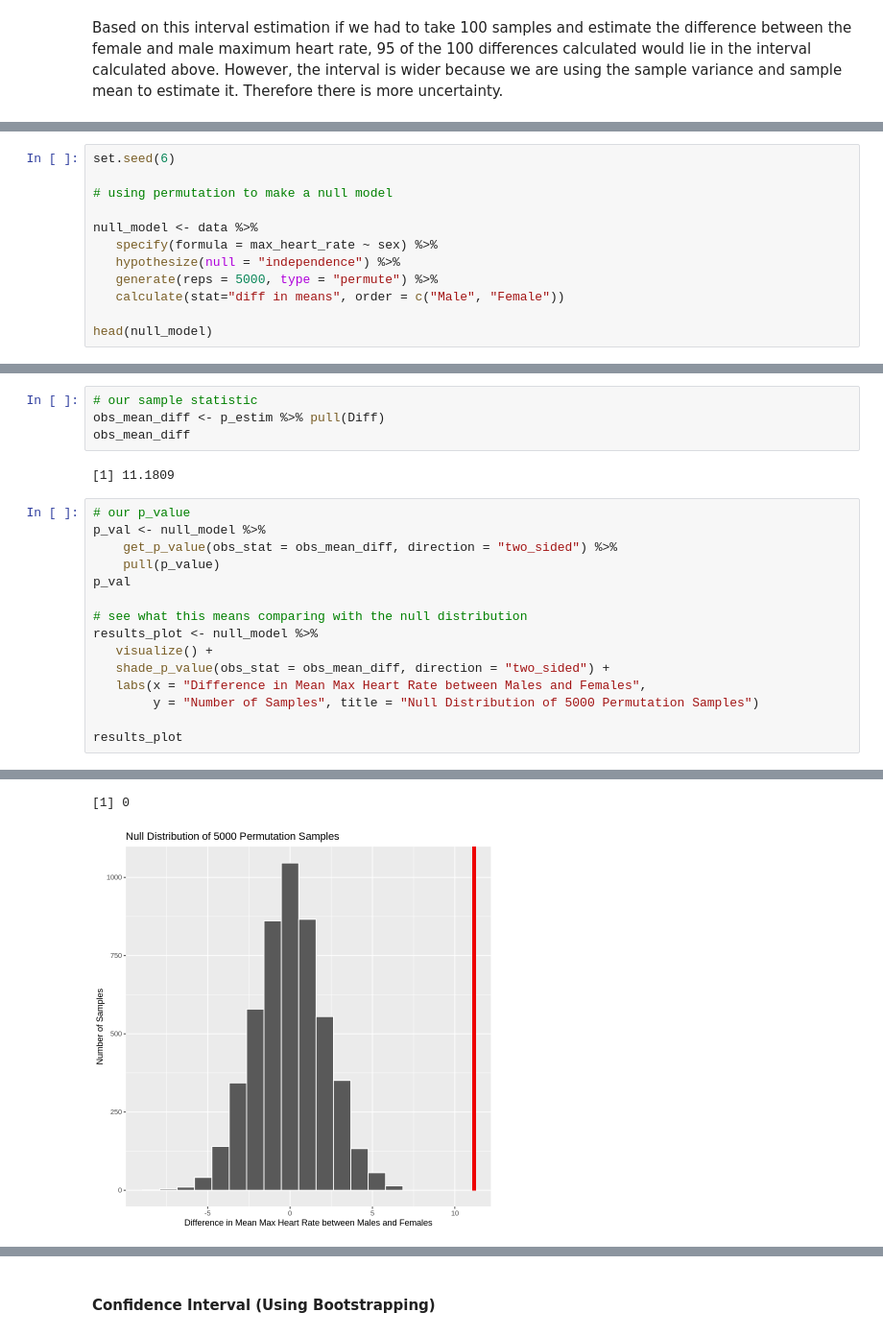
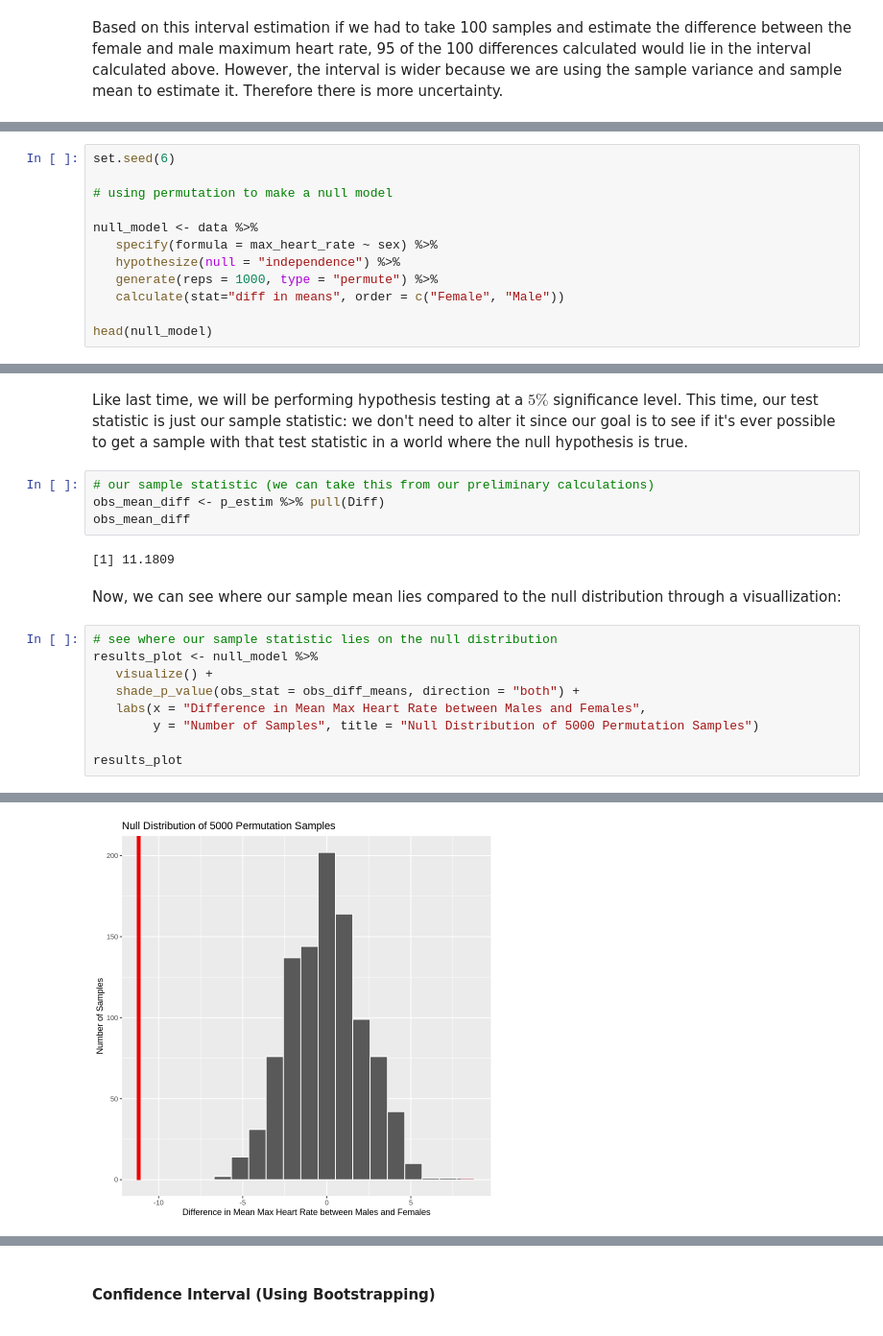
Before and after one commit to glenren/stat_201_group_47, a Jupyter notebook: FinalReport.ipynb, the cells around one changed output, grey strips where cells are left out. Shown at 96% size. Saved outputs shown, nothing was run; the diff lists cells and outputs as text.

Commit message:
Added text to Hypothesis Testing with Permutation

```diff
--- a/FinalReport.ipynb
+++ b/FinalReport.ipynb
@@ -248,8 +248,8 @@ set.seed(6)
 null_model <- data %>%
    specify(formula = max_heart_rate ~ sex) %>%
    hypothesize(null = "independence") %>%
-   generate(reps = 5000, type = "permute") %>%
-   calculate(stat="diff in means", order = c("Male", "Female"))
+   generate(reps = 1000, type = "permute") %>%
+   calculate(stat="diff in means", order = c("Female", "Male"))
 
 head(null_model)
 # %% [output]
@@ -265,20 +265,18 @@ A infer: 6 × 2
+# %% [markdown]
+Like last time, we will be performing hypothesis testing at a $5\%$ significance level. This time, our test statistic is just our sample statistic: we don't need to alter it since our goal is to see if it's ever possible to get a sample with that test statistic in a world where the null hypothesis is true.
 # %%
-# our sample statistic
+# our sample statistic (we can take this from our preliminary calculations)
 obs_mean_diff <- p_estim %>% pull(Diff)
 obs_mean_diff
 # %% [output]
 [1] 11.1809
+# %% [markdown]
+Now, we can see where our sample mean lies compared to the null distribution through a visuallization:
 # %%
-# our p_value
-p_val <- null_model %>%
-    get_p_value(obs_stat = obs_mean_diff, direction = "two_sided") %>%
-    pull(p_value)
-p_val
-
-# see what this means comparing with the null distribution
+# see where our sample statistic lies on the null distribution
 results_plot <- null_model %>%
    visualize() +
-   shade_p_value(obs_stat = obs_mean_diff, direction = "two_sided") +
+   shade_p_value(obs_stat = obs_diff_means, direction = "both") +
    labs(x = "Difference in Mean Max Heart Rate between Males and Females",
         y = "Number of Samples", title = "Null Distribution of 5000 Permutation Samples")
 
@@ -289,2 +285 @@ Warning message:
-[1] 0
-[figure, old version]
+[figure, new version]
```
Also changed, not shown: parts of 6 cells of this notebook.
